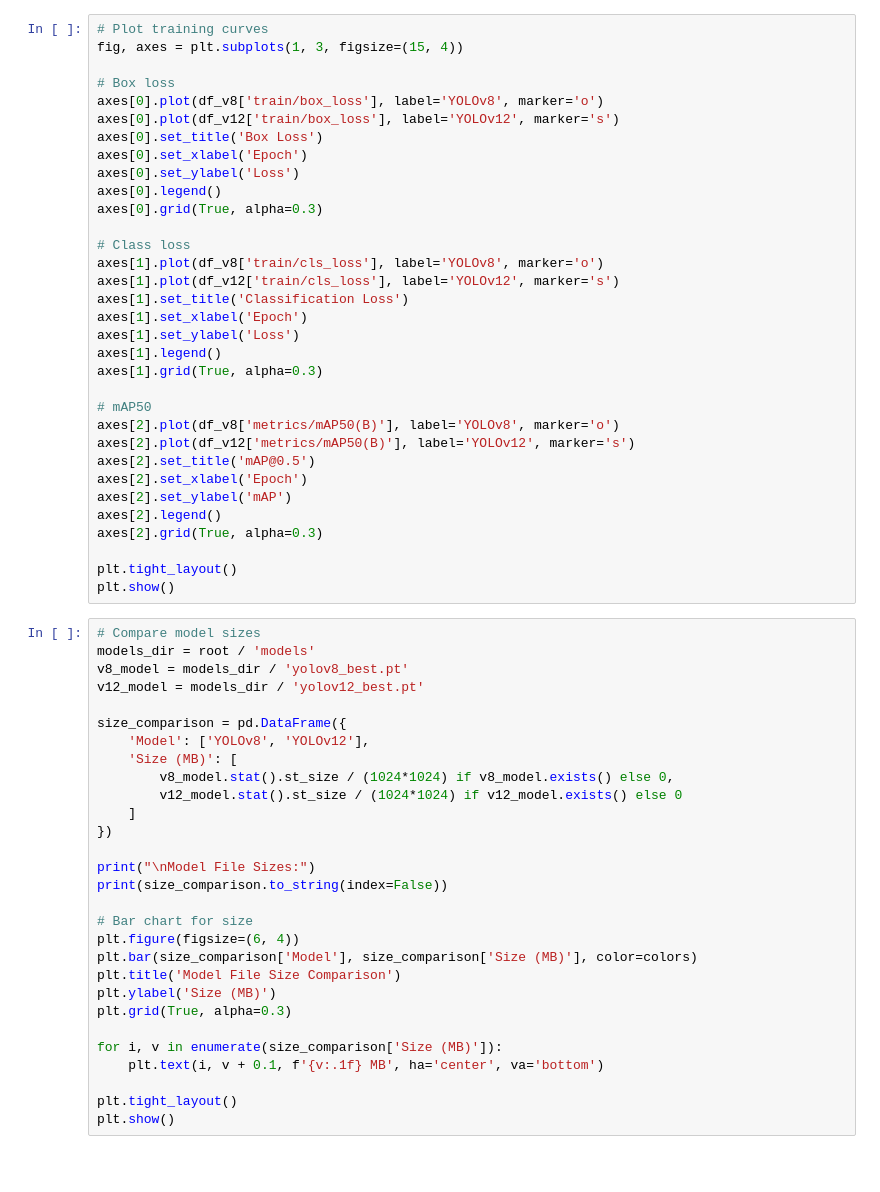
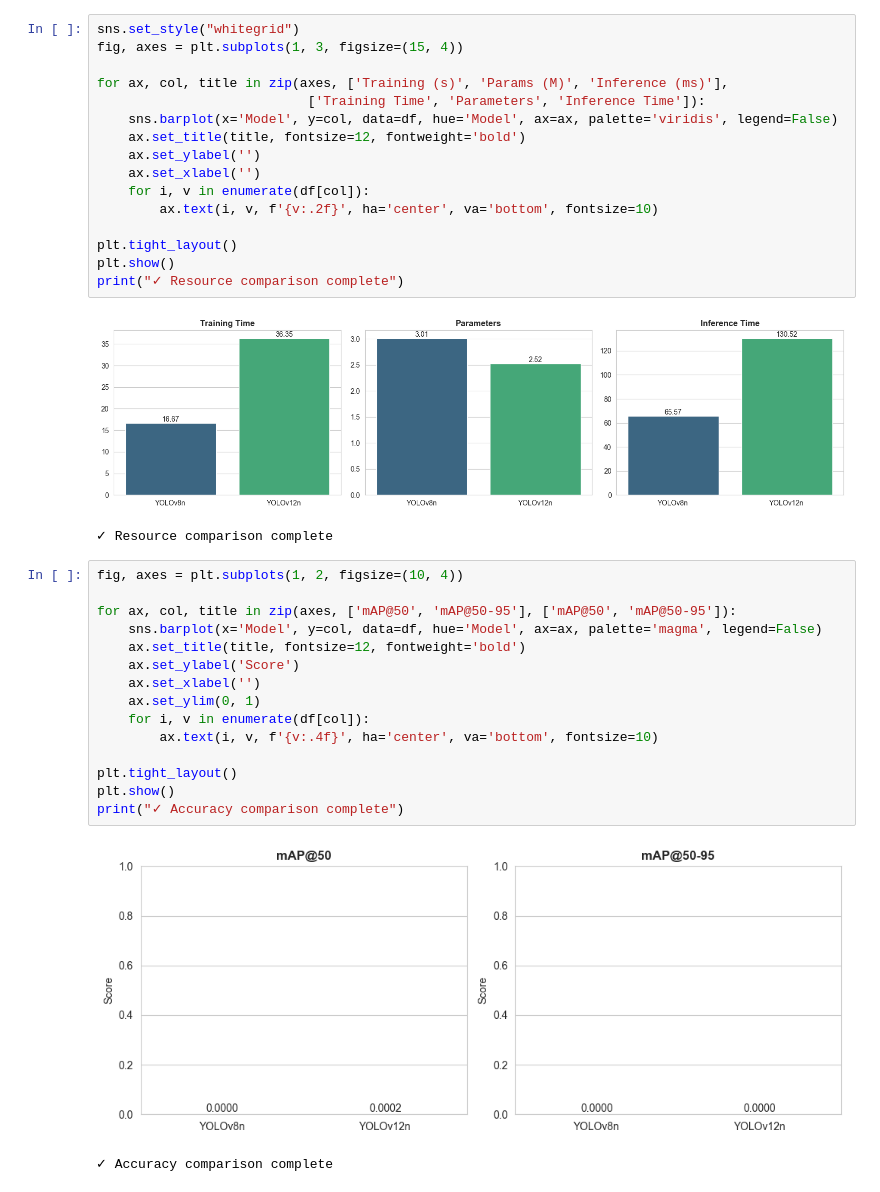
Before and after one commit to theatulgupta/Dental-X-Ray-Cavity-Detection, a Jupyter notebook: notebooks/04_compare_metrics.ipynb, the cells around one changed output. Drawn from its saved outputs; the diff is of its cells as text; blank space fills up the shorter version.

```diff
--- a/notebooks/04_compare_metrics.ipynb
+++ b/notebooks/04_compare_metrics.ipynb
@@ -101,63 +49,38 @@ NameError: name 'plt' is not defined
 # %%
-# Plot training curves
+sns.set_style("whitegrid")
 fig, axes = plt.subplots(1, 3, figsize=(15, 4))
 
-# Box loss
-axes[0].plot(df_v8['train/box_loss'], label='YOLOv8', marker='o')
-axes[0].plot(df_v12['train/box_loss'], label='YOLOv12', marker='s')
-axes[0].set_title('Box Loss')
-axes[0].set_xlabel('Epoch')
-axes[0].set_ylabel('Loss')
-axes[0].legend()
-axes[0].grid(True, alpha=0.3)
-
-# Class loss
-axes[1].plot(df_v8['train/cls_loss'], label='YOLOv8', marker='o')
-axes[1].plot(df_v12['train/cls_loss'], label='YOLOv12', marker='s')
-axes[1].set_title('Classification Loss')
-axes[1].set_xlabel('Epoch')
-axes[1].set_ylabel('Loss')
-axes[1].legend()
-axes[1].grid(True, alpha=0.3)
-
-# mAP50
-axes[2].plot(df_v8['metrics/mAP50(B)'], label='YOLOv8', marker='o')
-axes[2].plot(df_v12['metrics/mAP50(B)'], label='YOLOv12', marker='s')
-axes[2].set_title('mAP@0.5')
-axes[2].set_xlabel('Epoch')
-axes[2].set_ylabel('mAP')
-axes[2].legend()
-axes[2].grid(True, alpha=0.3)
+for ax, col, title in zip(axes, ['Training (s)', 'Params (M)', 'Inference (ms)'],
+                           ['Training Time', 'Parameters', 'Inference Time']):
+    sns.barplot(x='Model', y=col, data=df, hue='Model', ax=ax, palette='viridis', legend=False)
+    ax.set_title(title, fontsize=12, fontweight='bold')
+    ax.set_ylabel('')
+    ax.set_xlabel('')
+    for i, v in enumerate(df[col]):
+        ax.text(i, v, f'{v:.2f}', ha='center', va='bottom', fontsize=10)
 
 plt.tight_layout()
 plt.show()
+print("✓ Resource comparison complete")
+# %% [output]
+[figure, added]
+✓ Resource comparison complete
 # %%
-# Compare model sizes
-models_dir = root / 'models'
-v8_model = models_dir / 'yolov8_best.pt'
-v12_model = models_dir / 'yolov12_best.pt'
+fig, axes = plt.subplots(1, 2, figsize=(10, 4))
 
-size_comparison = pd.DataFrame({
-    'Model': ['YOLOv8', 'YOLOv12'],
-    'Size (MB)': [
-        v8_model.stat().st_size / (1024*1024) if v8_model.exists() else 0,
-        v12_model.stat().st_size / (1024*1024) if v12_model.exists() else 0
-    ]
-})
-
-print("\nModel File Sizes:")
-print(size_comparison.to_string(index=False))
-
-# Bar chart for size
-plt.figure(figsize=(6, 4))
-plt.bar(size_comparison['Model'], size_comparison['Size (MB)'], color=colors)
-plt.title('Model File Size Comparison')
-plt.ylabel('Size (MB)')
-plt.grid(True, alpha=0.3)
-
-for i, v in enumerate(size_comparison['Size (MB)']):
-    plt.text(i, v + 0.1, f'{v:.1f} MB', ha='center', va='bottom')
+for ax, col, title in zip(axes, ['mAP@50', 'mAP@50-95'], ['mAP@50', 'mAP@50-95']):
+    sns.barplot(x='Model', y=col, data=df, hue='Model', ax=ax, palette='magma', legend=False)
+    ax.set_title(title, fontsize=12, fontweight='bold')
+    ax.set_ylabel('Score')
+    ax.set_xlabel('')
+    ax.set_ylim(0, 1)
+    for i, v in enumerate(df[col]):
+        ax.text(i, v, f'{v:.4f}', ha='center', va='bottom', fontsize=10)
 
 plt.tight_layout()
 plt.show()
+print("✓ Accuracy comparison complete")
+# %% [output]
+[figure, added]
+✓ Accuracy comparison complete
 # %%
```
Also changed, not shown: parts of 8 cells of this notebook, 16 other files.
